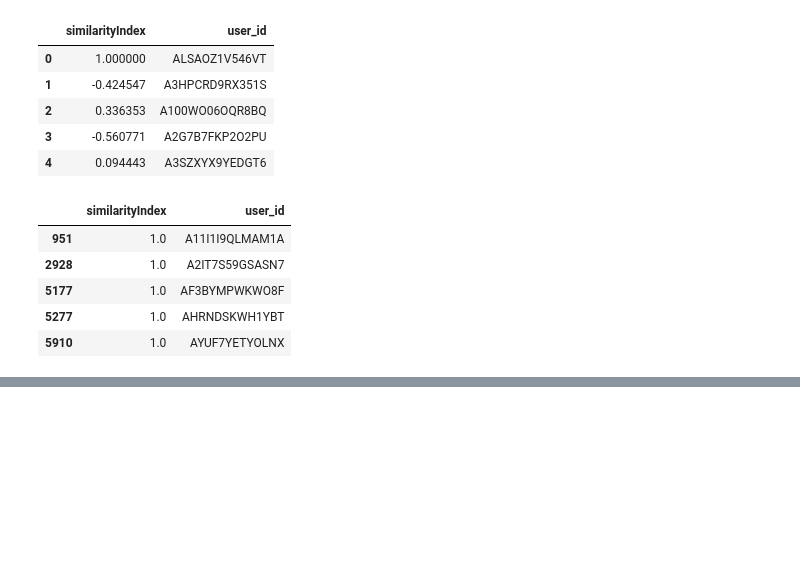
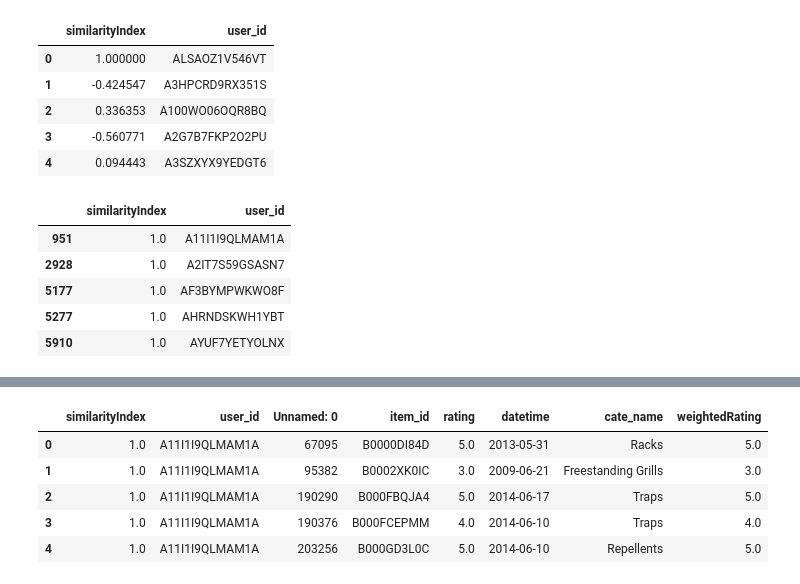
Before and after one commit to MingzeTR/MMF-Data-Science-Project, a Jupyter notebook: recommend_system_code.ipynb, the cells around one changed output, grey strips where cells are left out. Cells and saved outputs as stored; diff of their text form; code cells hidden in the pictures; blank space fills up the shorter version.

Commit message:
finish weighted pearson correlation score calulation

```diff
--- a/recommend_system_code.ipynb
+++ b/recommend_system_code.ipynb
@@ -133,0 +137,3 @@ topUsers.head()
+# %%
+topUsersRating=topUsers.merge(ratings_df, left_on='user_id', right_on='user_id', how='inner')
+topUsersRating.head()
@@ -133,0 +147,11 @@ topUsers.head()
+# %%
+#Multiplies the similarity by the user's ratings
+topUsersRating['weightedRating'] = topUsersRating['similarityIndex']*topUsersRating['rating']
+topUsersRating.head()
+# %% [output]
+|  | similarityIndex | user_id | Unnamed: 0 | item_id | rating | datetime | cate_name | weightedRating |
+| 0 | 1.0 | A11I1I9QLMAM1A | 67095 | B0000DI84D | 5.0 | 2013-05-31 | Racks | 5.0 |
+| 1 | 1.0 | A11I1I9QLMAM1A | 95382 | B0002XK0IC | 3.0 | 2009-06-21 | Freestanding Grills | 3.0 |
+| 2 | 1.0 | A11I1I9QLMAM1A | 190290 | B000FBQJA4 | 5.0 | 2014-06-17 | Traps | 5.0 |
+| 3 | 1.0 | A11I1I9QLMAM1A | 190376 | B000FCEPMM | 4.0 | 2014-06-10 | Traps | 4.0 |
+| 4 | 1.0 | A11I1I9QLMAM1A | 203256 | B000GD3L0C | 5.0 | 2014-06-10 | Repellents | 5.0 |
```
Also changed, not shown: parts of 5 cells of this notebook.
